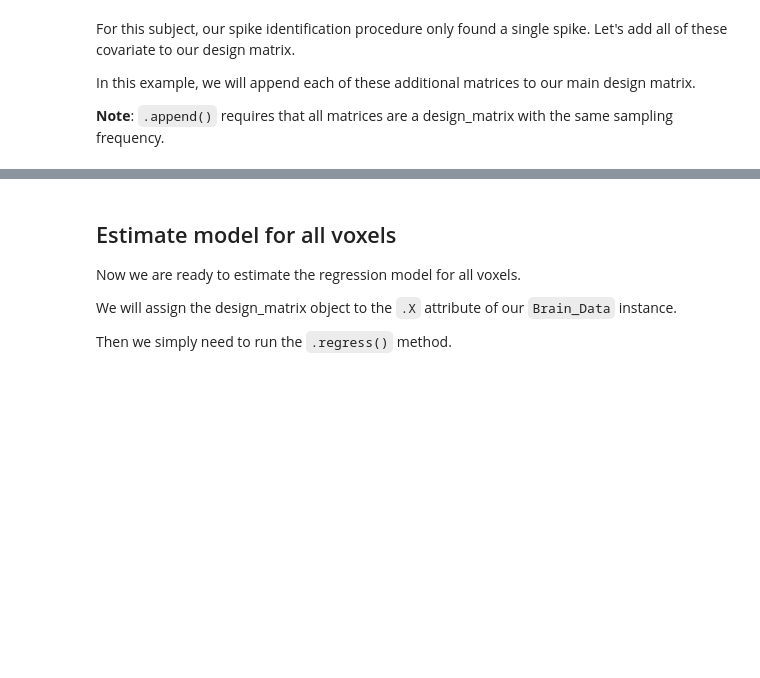
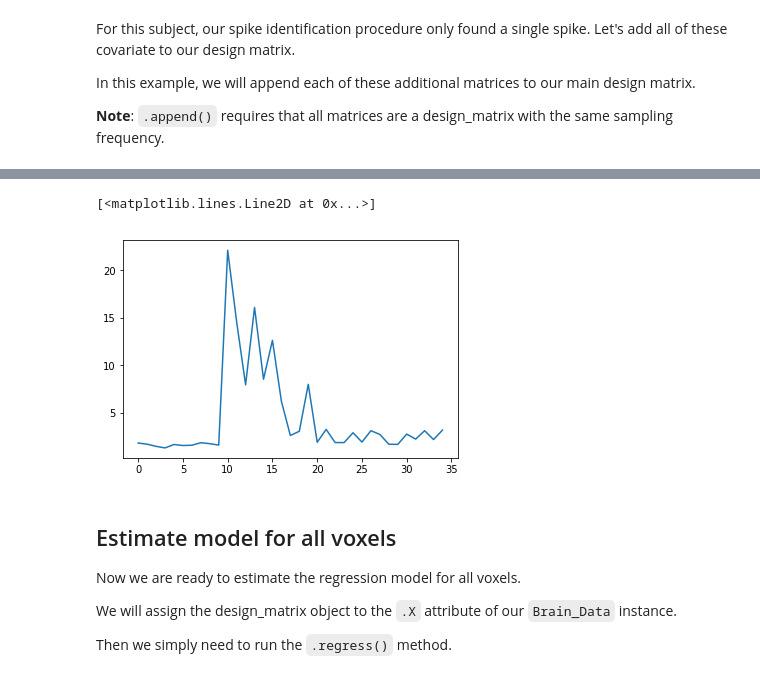
Before and after one commit to ljchang/dartbrains, a Jupyter notebook: content/features/notebooks/10_GLM_Single_Subject_Model.ipynb, the cells around one changed output, grey strips where cells are left out. Cells and saved outputs as stored; diff of their text form; code cells hidden in the pictures; blank space fills up the shorter version.

```diff
--- a/content/features/notebooks/10_GLM_Single_Subject_Model.ipynb
+++ b/content/features/notebooks/10_GLM_Single_Subject_Model.ipynb
@@ -257,3 +272,8 @@ dm_conv_filt_poly_cov.heatmap()
+# %%
+plt.plot(dm_conv_filt_poly_cov.vif())
+# %% [output]
+[<matplotlib.lines.Line2D at 0x...>]
+[figure, added]
 # %% [markdown]
 ## Estimate model for all voxels
 Now we are ready to estimate the regression model for all voxels.
```
Also changed, not shown: parts of 5 cells of this notebook, 14 other files.
